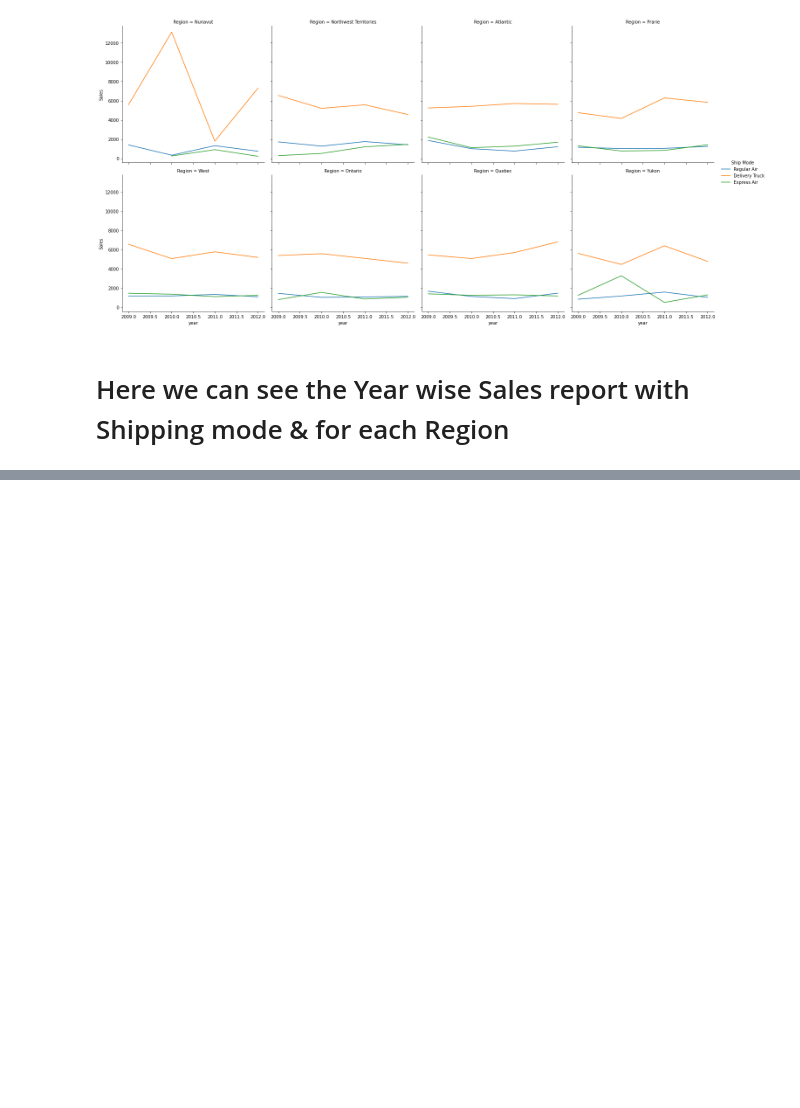
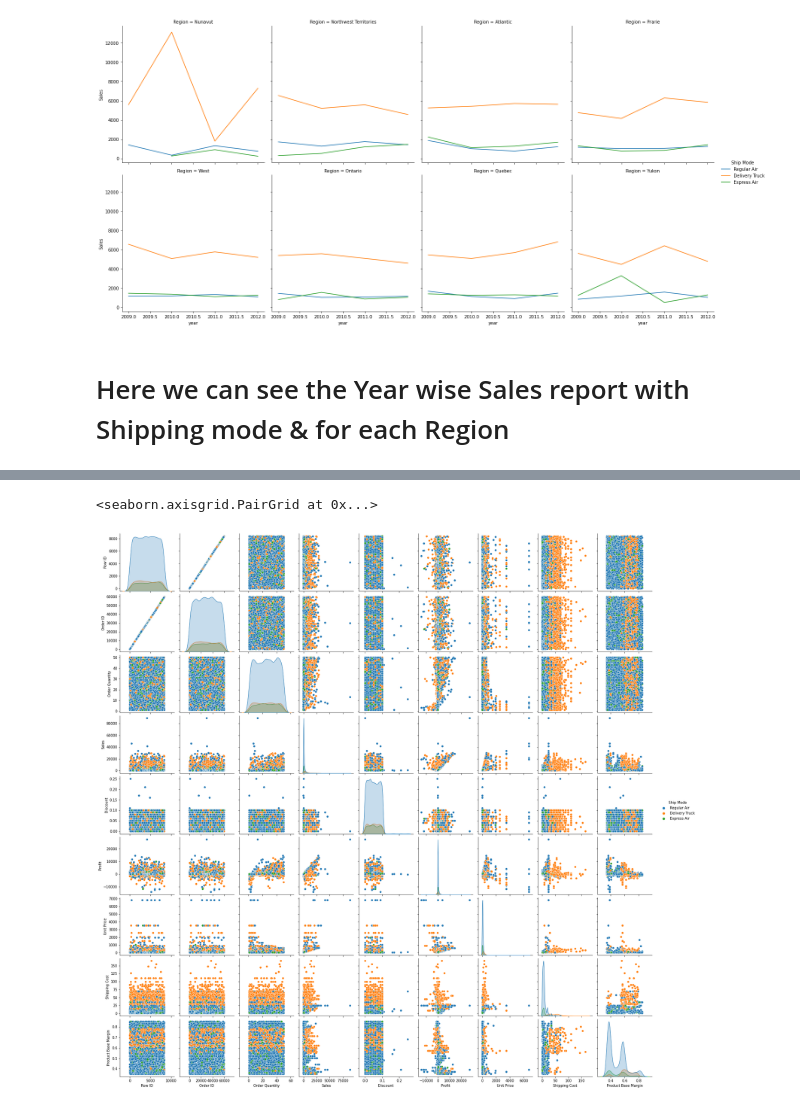
Before and after one commit to tonmoyazad/Data-Science, a Jupyter notebook: Sales Data Vizualization.ipynb, the cells around one changed output, grey strips where cells are left out. Drawn from its saved outputs; the diff is of its cells as text; code cells hidden in the pictures; blank space fills up the shorter version.

```diff
--- a/Sales Data Vizualization.ipynb
+++ b/Sales Data Vizualization.ipynb
@@ -161,0 +162,5 @@ Index(['Row ID', 'Order ID', 'Order Date', 'Order Priority', 'Order Quantity',
+# %%
+sns.pairplot(df, hue = 'Ship Mode')
+# %% [output]
+<seaborn.axisgrid.PairGrid at 0x...>
+[figure, added]
```
Also changed, not shown: parts of 34 cells of this notebook.
